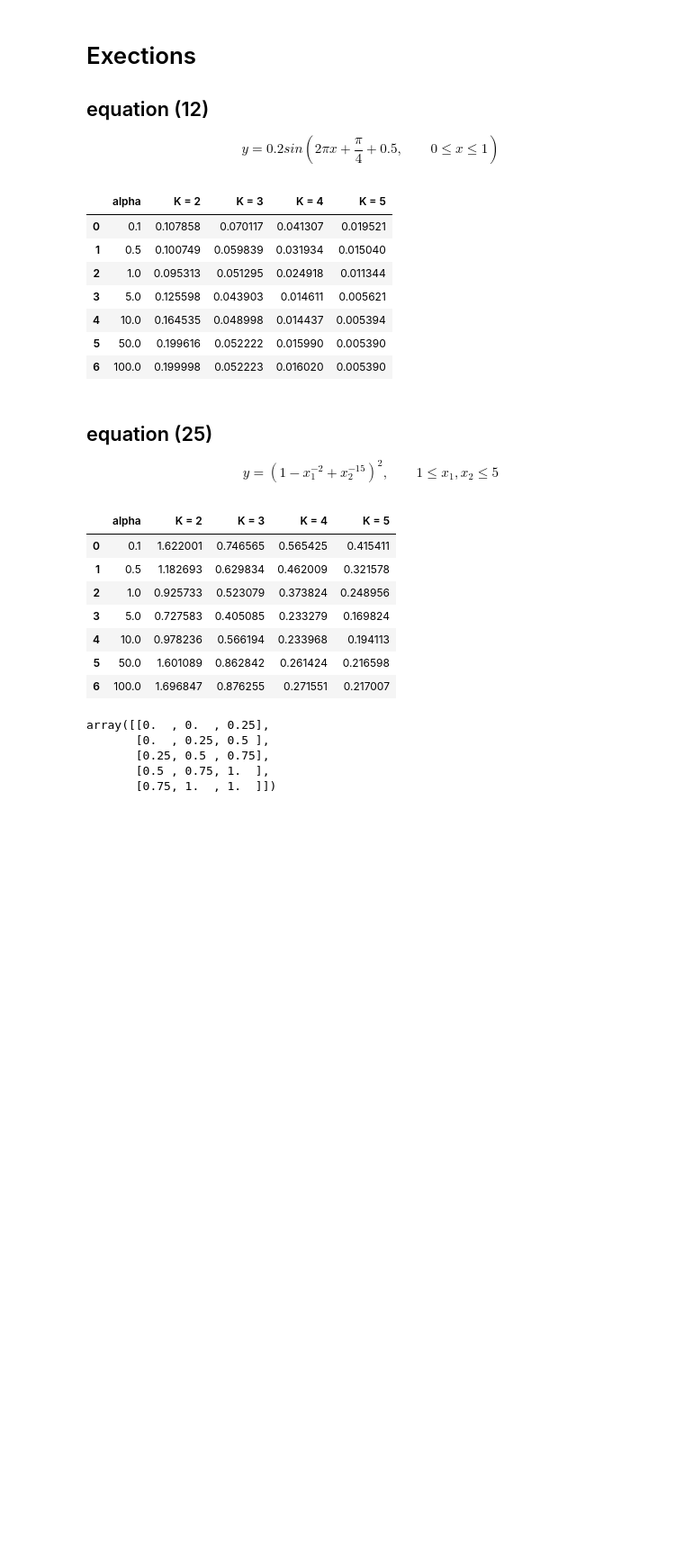
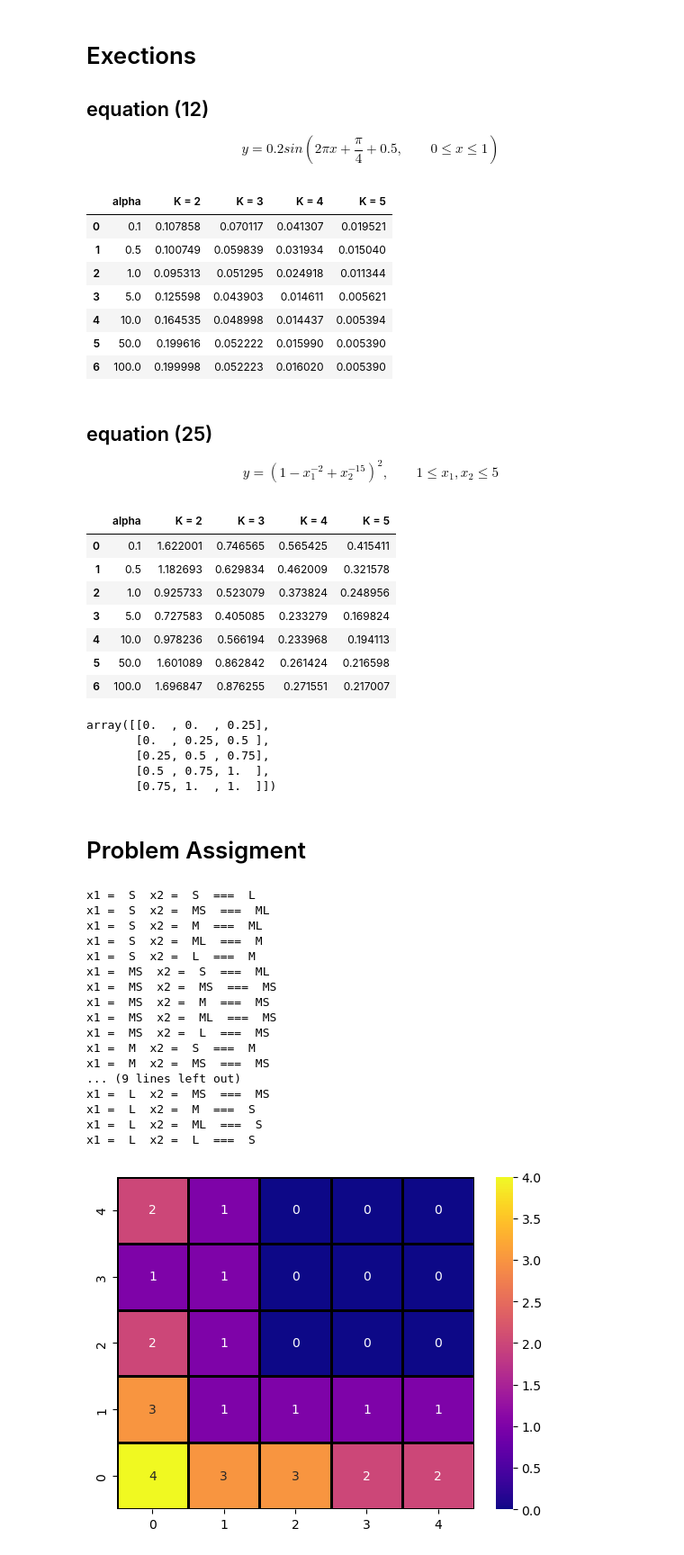
Before and after one commit to martigelabert/fuzzy-socks, a Jupyter notebook: Fuzzy_socks.ipynb, the cells around one changed output. Shown at 90% size. Drawn from its saved outputs; the diff is of its cells as text; code cells hidden in the pictures; blank space fills up the shorter version.

```diff
--- a/Fuzzy_socks.ipynb
+++ b/Fuzzy_socks.ipynb
@@ -398,7 +407,7 @@ B = [5]
 x,y=equation25()
 k = [5,5]
 
-a,out,b = execute(x,y,np.array(k),8)
+a,out,b = execute(x,y,np.array(k),5)
 
 def deriving(b:np.ndarray, B:np.ndarray,k:np.ndarray):
     #membership_values = fuzz_membership(b,B)
@@ -448,7 +457,7 @@ def deriving(b:np.ndarray, B:np.ndarray,k:np.ndarray):
             # in Bx[1] we will find the peak values
             B1 = space[int(first_table[combinations[i][0]][combinations[i][1]])]
             B2 = space[int(second_table[combinations[i][0]][combinations[i][1]])]
-            print()
+
             numerator   += dc[sample][i]*B1[1]*raw_first[combinations[i][0]][combinations[i][1]]+dc[sample][i]*B2[1]*raw_second[combinations[i][0]][combinations[i][1]]
             denominator += dc[sample][i]*raw_first[combinations[i][0]][combinations[i][1]] + dc[sample][i]*raw_second[combinations[i][0]][combinations[i][1]]
         computing.append(numerator/denominator)
@@ -456,5 +465,5 @@ def deriving(b:np.ndarray, B:np.ndarray,k:np.ndarray):
     for i in range(len(combinations)):
          output_table[combinations[i][0]][combinations[i][1]]=computing[i]
 
-    return output_table
+    return output_table, first_table,second_table
 # %%
@@ -529,3 +538,50 @@ array([[0.  , 0.  , 0.25],
        [0.25, 0.5 , 0.75],
        [0.5 , 0.75, 1.  ],
        [0.75, 1.  , 1.  ]])
+# %% [markdown]
+# Problem Assigment
+# %%
+# Experience 	Complexity 	Quality
+df = pd.read_csv("fz.csv", sep=";",names=["Experience", "Complexity", "Quality"])
+
+data  = df.to_numpy()
+data  = np.float64(data)
+data_scaled,_ = normalize_data(data)
+
+####
+x, y = splitLastColumn(data_scaled)
+####
+
+ks= [[2,2],[3,3],[4,4],[5,5]]
+alphas = [0.1,0.5,1,5,10,50,100]
+
+pd.options.display.float_format = '{:,.4f}'.format
+execute_getIP(np.array(ks),alphas,x,y).to_csv('file1.csv')
+# %%
+a,out,b = execute(x,y,np.array([5,5]),5)
+
+out,first,second = deriving(b,np.array([5]) ,np.array([5,5]))
+
+ax = sns.heatmap( first, annot = True, cmap ='plasma',linecolor ='black', linewidths = 1)
+ax.invert_yaxis()
+
+representation(first, combinations_for_k(np.array([5,5])))
+# %% [output]
+x1 =  S  x2 =  S  ===  L
+x1 =  S  x2 =  MS  ===  ML
+x1 =  S  x2 =  M  ===  ML
+x1 =  S  x2 =  ML  ===  M
+x1 =  S  x2 =  L  ===  M
+x1 =  MS  x2 =  S  ===  ML
+x1 =  MS  x2 =  MS  ===  MS
+x1 =  MS  x2 =  M  ===  MS
+x1 =  MS  x2 =  ML  ===  MS
+x1 =  MS  x2 =  L  ===  MS
+x1 =  M  x2 =  S  ===  M
+x1 =  M  x2 =  MS  ===  MS
+... (9 lines left out)
+x1 =  L  x2 =  MS  ===  MS
+x1 =  L  x2 =  M  ===  S
+x1 =  L  x2 =  ML  ===  S
+x1 =  L  x2 =  L  ===  S
+[figure, added]
```
Also changed, not shown: parts of 3 cells of this notebook, 3 other files.
